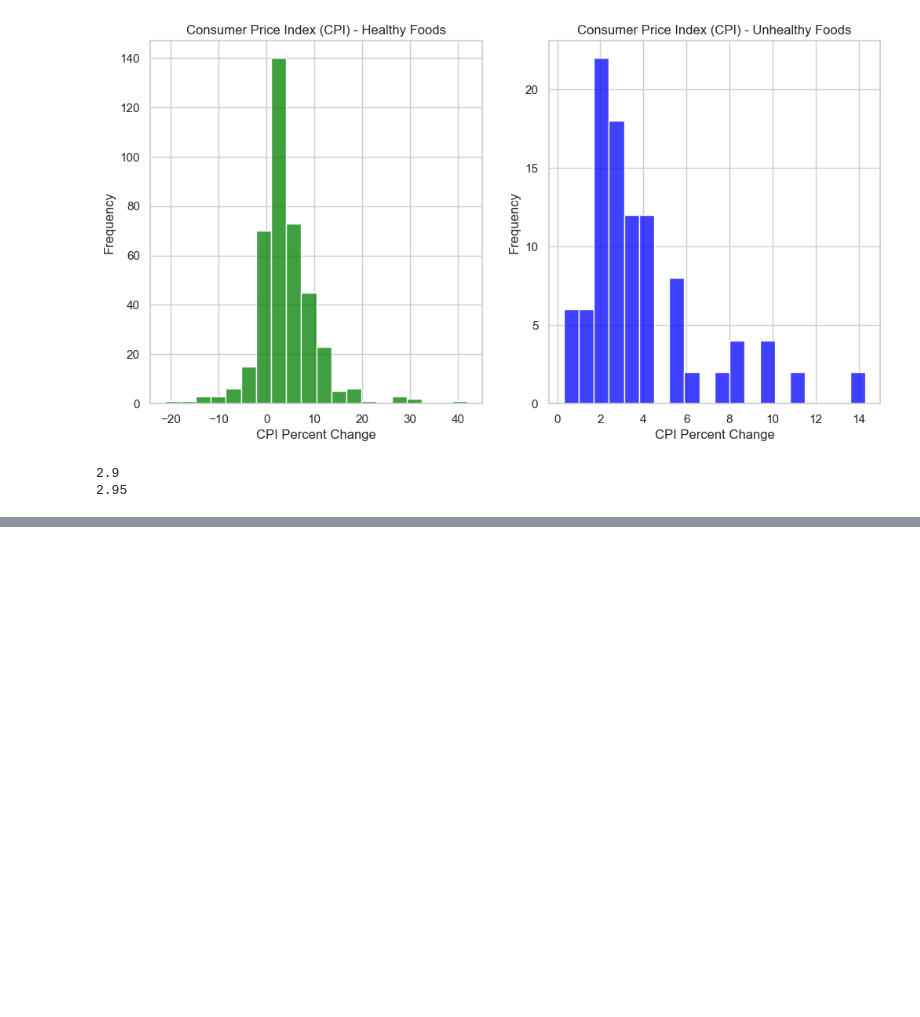
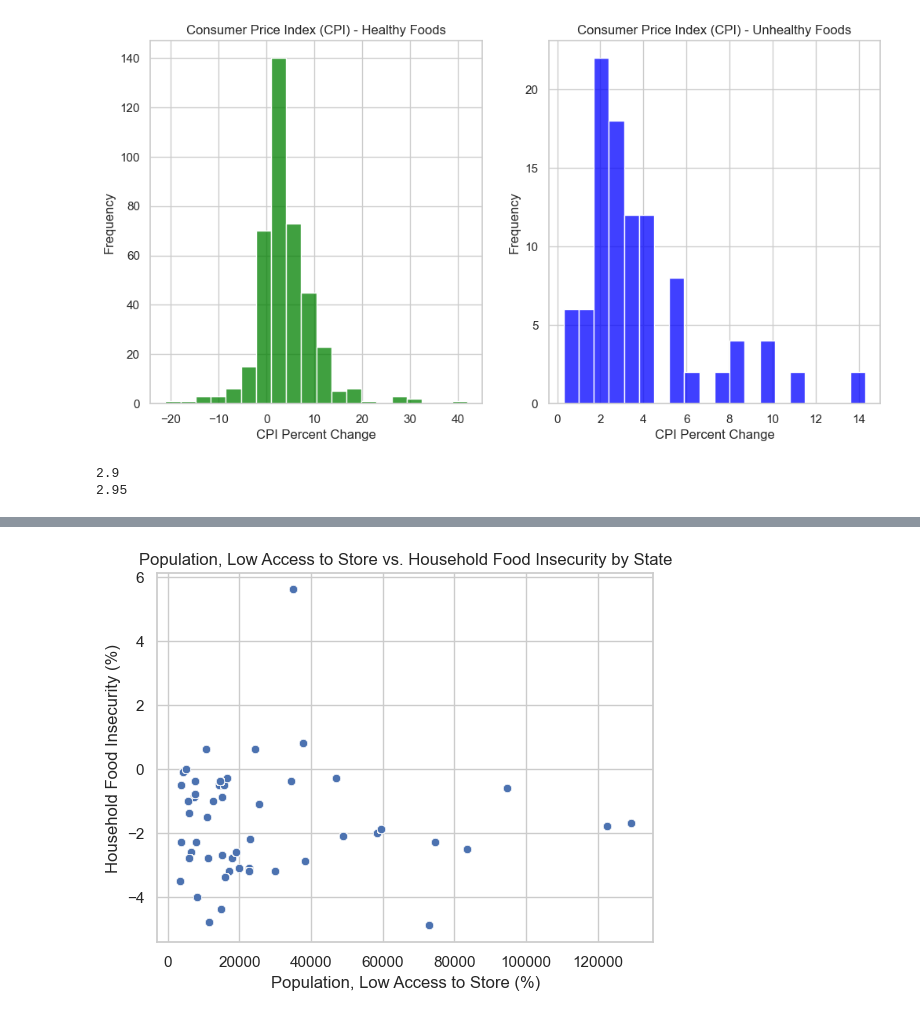
Before and after one commit to eva163x/food-insecurity-analysis, a Jupyter notebook: CS216_Project.ipynb, the cells around one changed output, grey strips where cells are left out. Cells and saved outputs as stored; diff of their text form; code cells hidden in the pictures; blank space fills up the shorter version.

```diff
--- a/CS216_Project.ipynb
+++ b/CS216_Project.ipynb
@@ -418,3 +420,29 @@ plt.show()
 # %%
 # median household income vs. food insecurity
+
+# Filter median household income
+filtered_data_income = state_and_county[state_and_county['Variable_Code'] == 'MEDHHINC15'].copy()
+filtered_data_income['Median Household Income'] = pd.to_numeric(filtered_data_income['Value'], errors='coerce')
+
+state_avg_median = filtered_data_income.groupby('State')['Median Household Income'].median().reset_index()
+
+# Merge the two datasets on FIPS code to align counties correctly
+merged_data_median = filtered_data_insecurity.merge(state_avg_median, on='State', how='left')
+
+# Create scatter plot
+sns.scatterplot(
+    data=merged_data,
+    x='Low Access Population',
+    y='Household Insecurity',
+    palette='tab20',
+    legend = False
+)
+
+plt.title("Population, Low Access to Store vs. Household Food Insecurity by State")
+plt.xlabel("Population, Low Access to Store (%)")
+plt.ylabel("Household Food Insecurity (%)")
+
+plt.show()
+# %% [output]
+[figure, added]
 # %%
```
Also changed, not shown: parts of 2 cells of this notebook.
